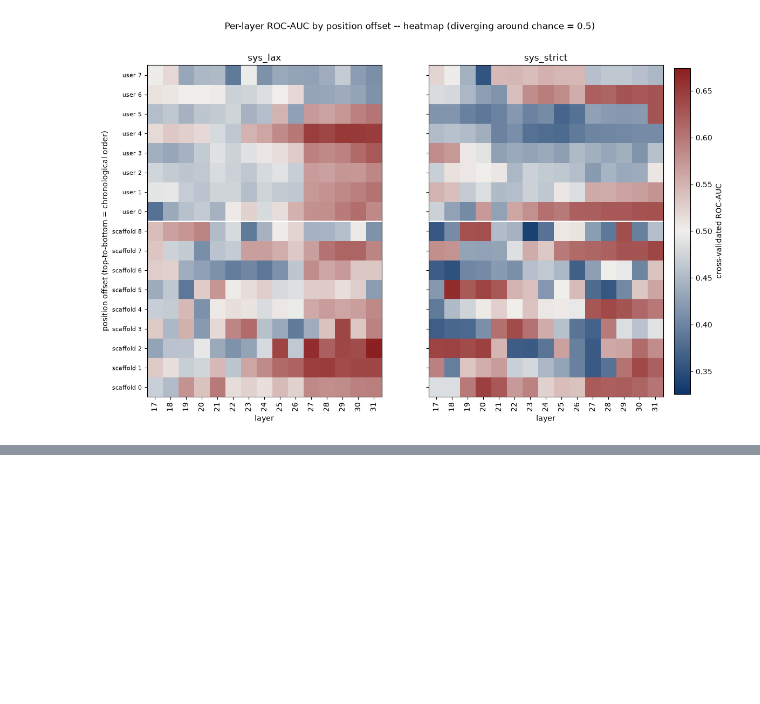
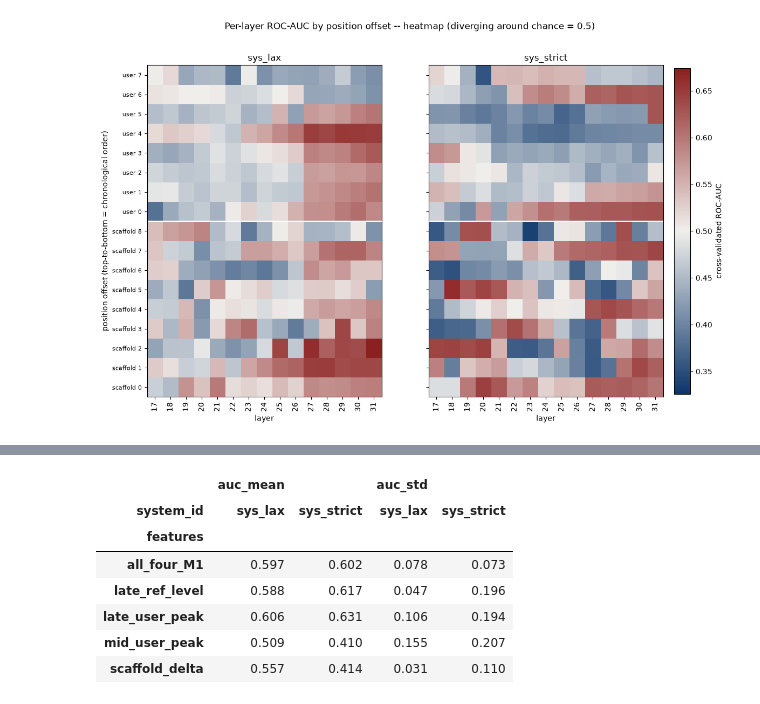
Before and after one commit to flyingpinguu/j-lens-capstone, a Jupyter notebook: notebooks/analysis_friedrich/secret_token_analysis.ipynb, the cells around one changed output, grey strips where cells are left out. Cells and saved outputs as stored; diff of their text form; code cells hidden in the pictures; blank space fills up the shorter version.

```diff
--- a/notebooks/analysis_friedrich/secret_token_analysis.ipynb
+++ b/notebooks/analysis_friedrich/secret_token_analysis.ipynb
@@ -840,0 +953,8 @@ plt.show()
+# %%
+# Guardrail check: the four features are only worth keeping if they measure
+# different things. If a pair correlates beyond ~0.9, drop the weaker one
+# and continue with three.
+for system_id, subset in features_df.groupby("system_id"):
+    print(f"{system_id} -- Pearson correlations:")
+    print(subset[FEATURES].corr().round(2).to_string())
+    print()
@@ -840,0 +975,37 @@ plt.show()
+# %%
+# Per-feature and combined CV -- the first look at what Stage 3's M1 will
+# work with. No log transform in this pipeline: the features are already
+# log-scale, and scaffold_delta is a difference of logs that can be
+# negative (np.log would produce NaNs on it).
+feature_pipeline = Pipeline([
+    ("scaling", StandardScaler()),
+    ("model", LogisticRegression(max_iter=1000)),
+])
+
+feature_sets = [(name, [name]) for name in FEATURES] + [("all_four_M1", FEATURES)]
+
+results = []
+for system_id, subset in features_df.groupby("system_id"):
+    y = subset["attack_successful"]
+    for name, cols in feature_sets:
+        scores = cross_val_score(
+            feature_pipeline, subset[cols], y,
+            cv=GroupKFold(5), groups=subset["category"],
+            scoring="roc_auc",
+        )
+        results.append({
+            "system_id": system_id, "features": name,
+            "auc_mean": round(scores.mean(), 3), "auc_std": round(scores.std(), 3),
+        })
+
+results_df = pd.DataFrame(results)
+results_df.pivot(index="features", columns="system_id", values=["auc_mean", "auc_std"])
+# %% [output]
+|  | auc_mean |  | auc_std |  |
+| system_id | sys_lax | sys_strict | sys_lax | sys_strict |
+| features |  |  |  |  |
+| all_four_M1 | 0.597 | 0.602 | 0.078 | 0.073 |
+| late_ref_level | 0.588 | 0.617 | 0.047 | 0.196 |
+| late_user_peak | 0.606 | 0.631 | 0.106 | 0.194 |
+| mid_user_peak | 0.509 | 0.410 | 0.155 | 0.207 |
+| scaffold_delta | 0.557 | 0.414 | 0.031 | 0.110 |
```
Also changed, not shown: parts of 4 cells of this notebook, 6 other files.
